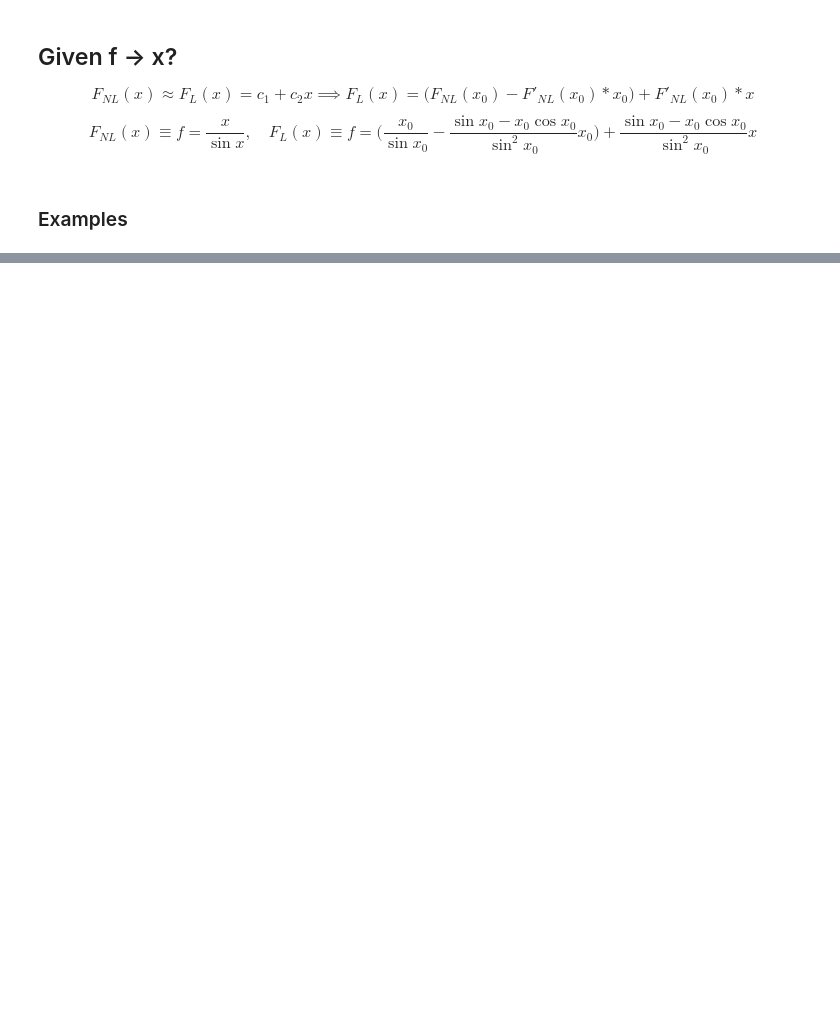
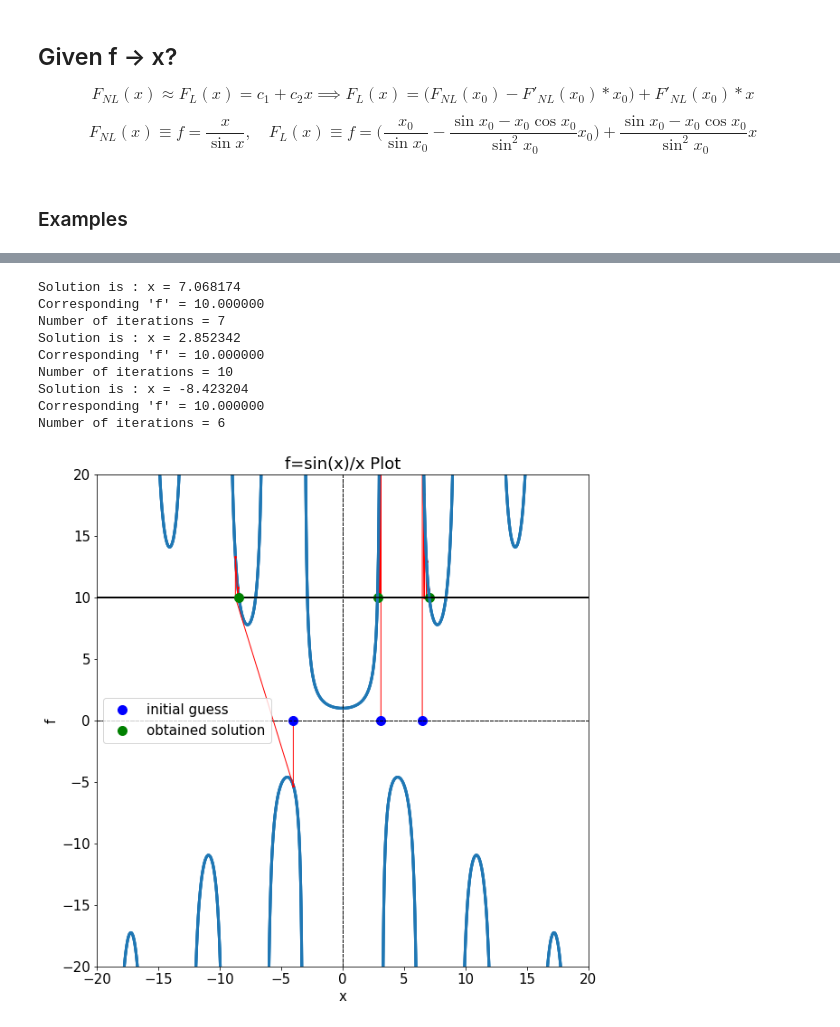
Before and after one commit to shivakumargaddam/ME7227, a Jupyter notebook: assign1_prob1.ipynb, the cells around one changed output, grey strips where cells are left out. Drawn from its saved outputs; the diff is of its cells as text; code cells hidden in the pictures; blank space fills up the shorter version.

```diff
--- a/assign1_prob1.ipynb
+++ b/assign1_prob1.ipynb
@@ -102,2 +115,18 @@ Number of iterations = 43
+# %%
+solve(x_initial=6.5, f=10, plotarea=[-20,20,-20,20], view=True)
+plt.legend()
+solve(x_initial=3.13, f=10, plotarea=[-20,20,-20,20], view=True)
+solve(x_initial=-4, f=10, plotarea=[-20,20,-20,20], view=True)
+# %% [output]
+Solution is : x = 7.068174
+Corresponding 'f' = 10.000000
+Number of iterations = 7
+Solution is : x = 2.852342
+Corresponding 'f' = 10.000000
+Number of iterations = 10
+Solution is : x = -8.423204
+Corresponding 'f' = 10.000000
+Number of iterations = 6
+[figure, added]
 # %%
 solve(x_initial=1, f=5, plotarea=[-40,40,-40,40], view=True)
```
Also changed, not shown: parts of 13 cells of this notebook.
